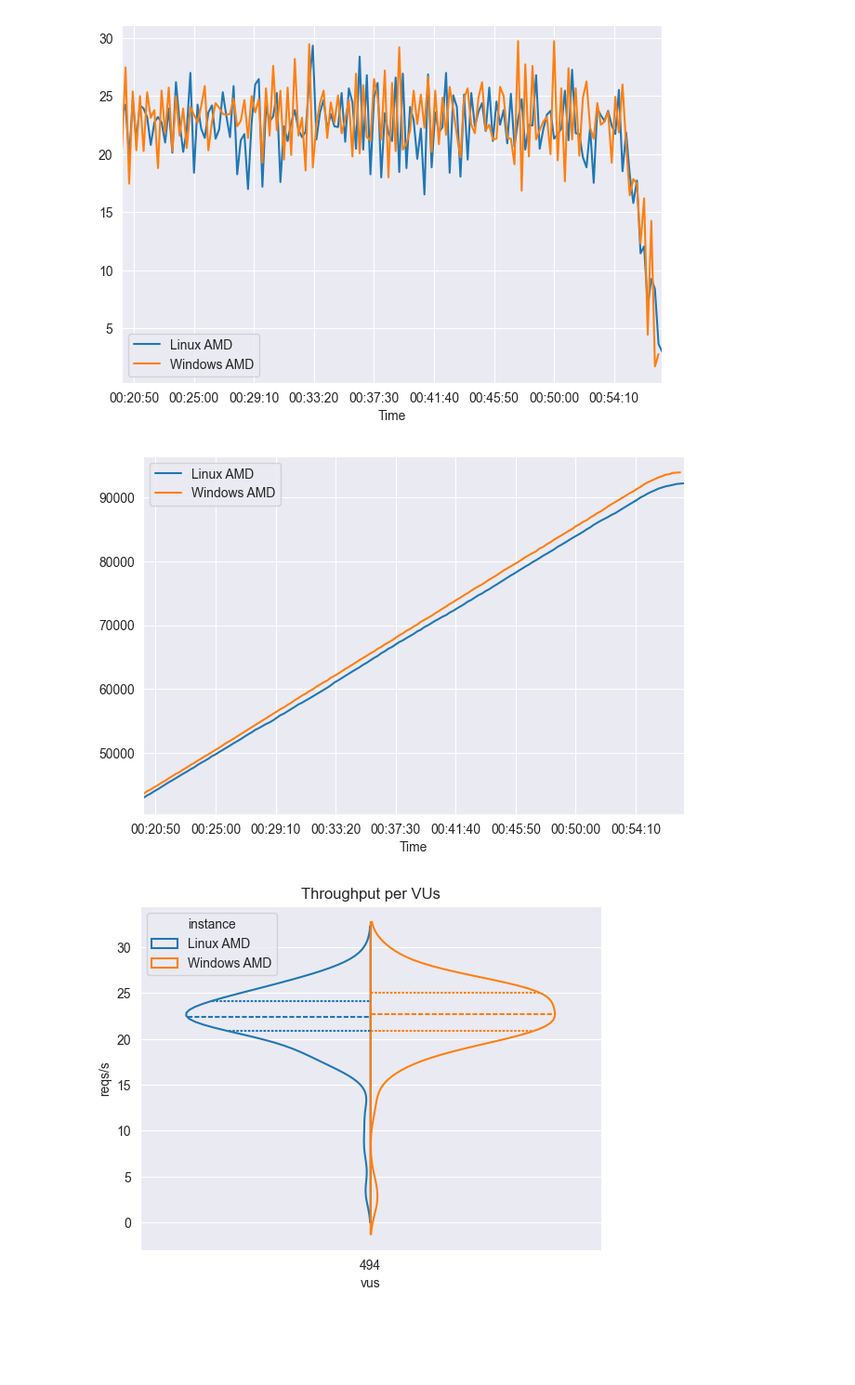
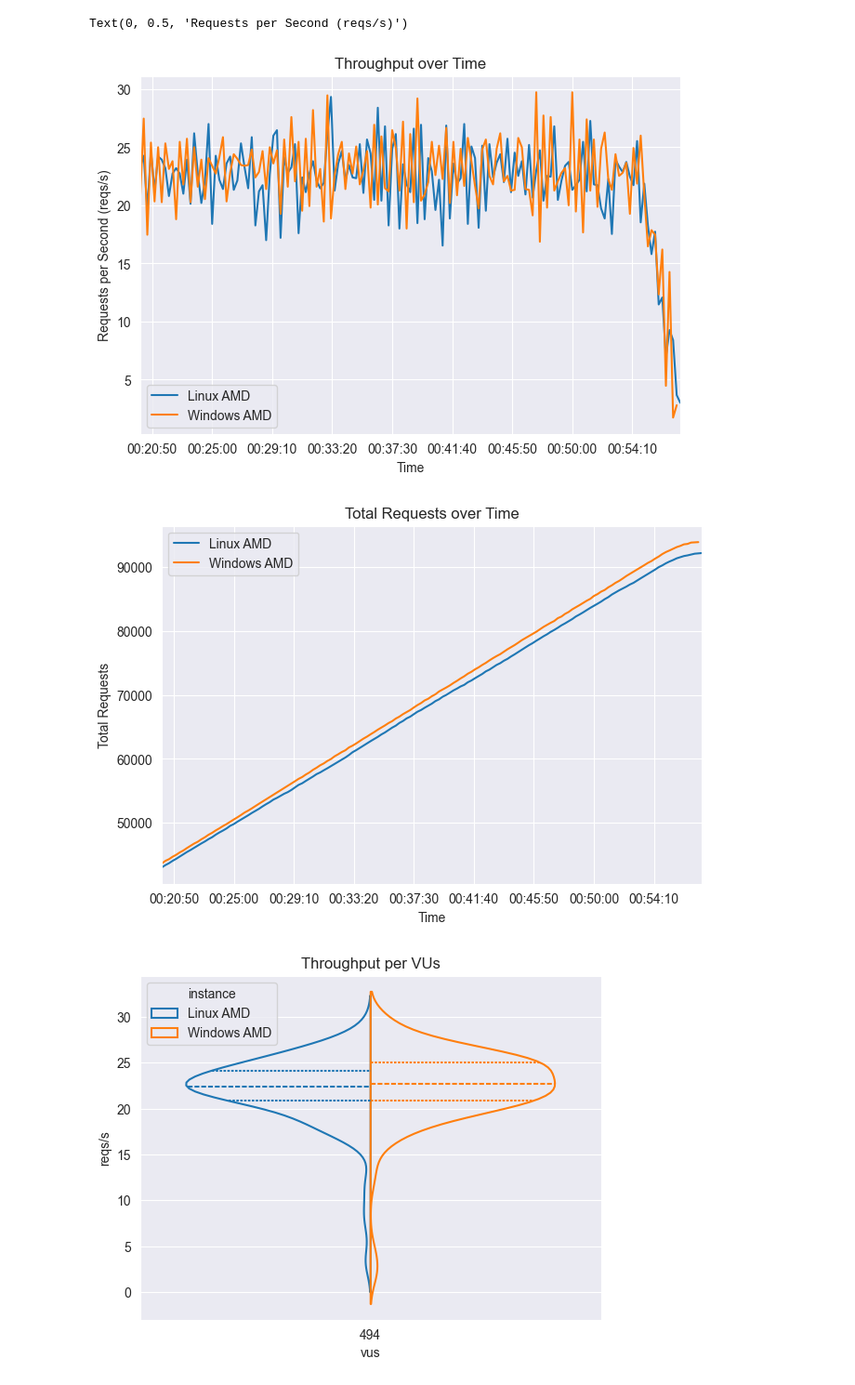
Before and after one commit to epicor-yasuomaidana/metrics-analysis, a Jupyter notebook: Quick Comparison.ipynb, the cells around one changed output. Shown: that part at 93% size. Cells and saved outputs as stored; diff of their text form; code cells hidden in the pictures; blank space fills up the shorter version.

Commit message:
Adding titles and axis descriptions

```diff
--- a/Quick Comparison.ipynb
+++ b/Quick Comparison.ipynb
@@ -110,15 +106,21 @@ framed = framed[framed["total_rate"] >= 0]
 # %%
 fig, ax = plt.subplots(figsize = (7.5,5))
 for name, group in framed.groupby("instance"):
     group.plot(use_index=True, y="total_rate", label=name, ax=ax)
+plt.title('Throughput over Time')
+plt.ylabel('Requests per Second (reqs/s)')
 # %% [output]
+Text(0, 0.5, 'Requests per Second (reqs/s)')
-[figure, old version]
+[figure, new version]
 # %%
 fig, ax = plt.subplots(figsize = (7.5,5))
 for name, group in framed.groupby("instance"):
     group.plot(use_index=True, y="total", label=name, ax=ax)
+plt.title('Total Requests over Time')
+plt.ylabel('Total Requests')
+plt.show()
 # %% [output]
-[figure, old version]
+[figure, new version]
 # %%
 sns.violinplot(framed.reset_index(), x ="vus", y="total_rate", hue="instance", split=True, inner='quartile', fill=False)
 plt.title("Throughput per VUs")
```
Also changed, not shown: parts of 2 cells of this notebook.
